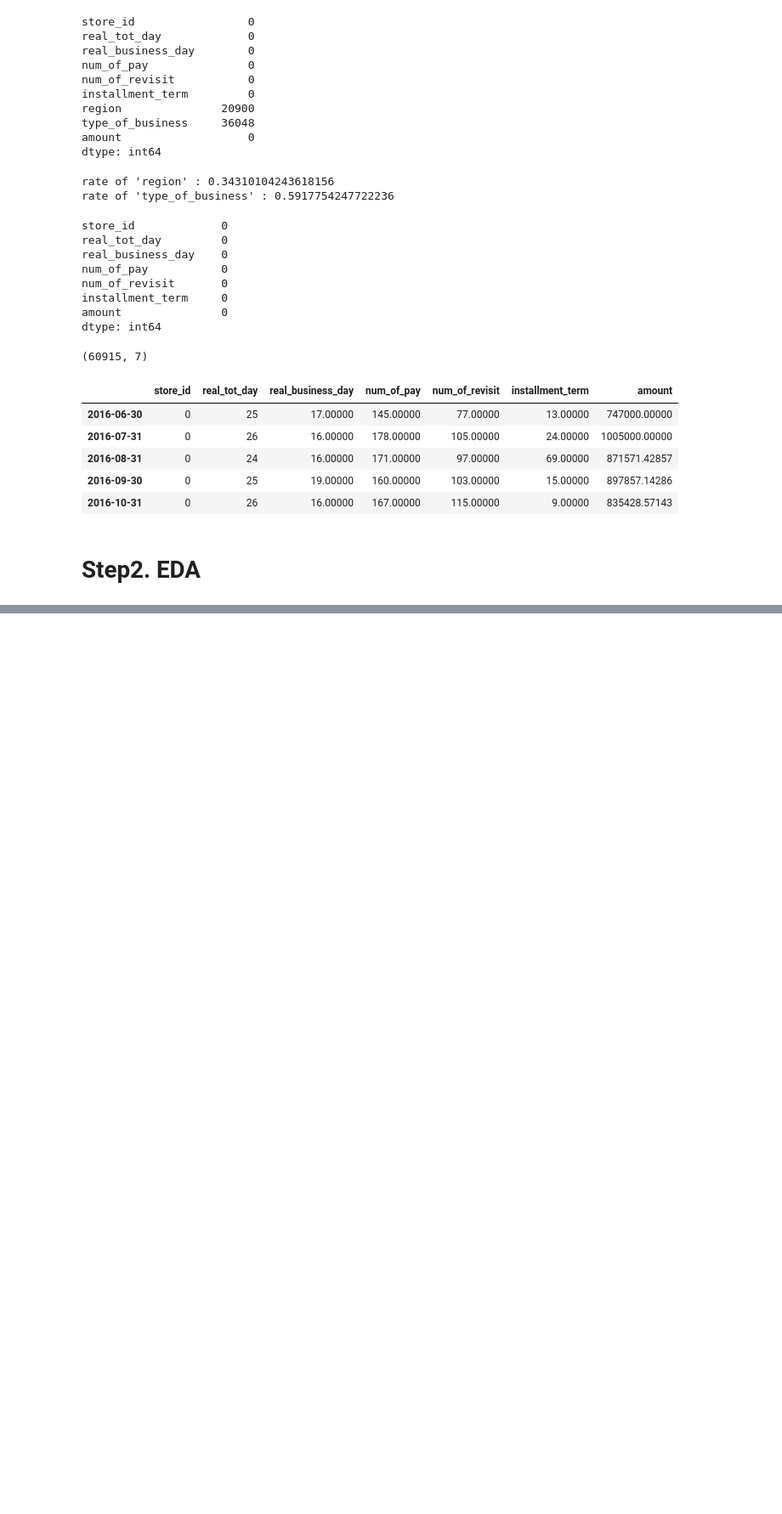
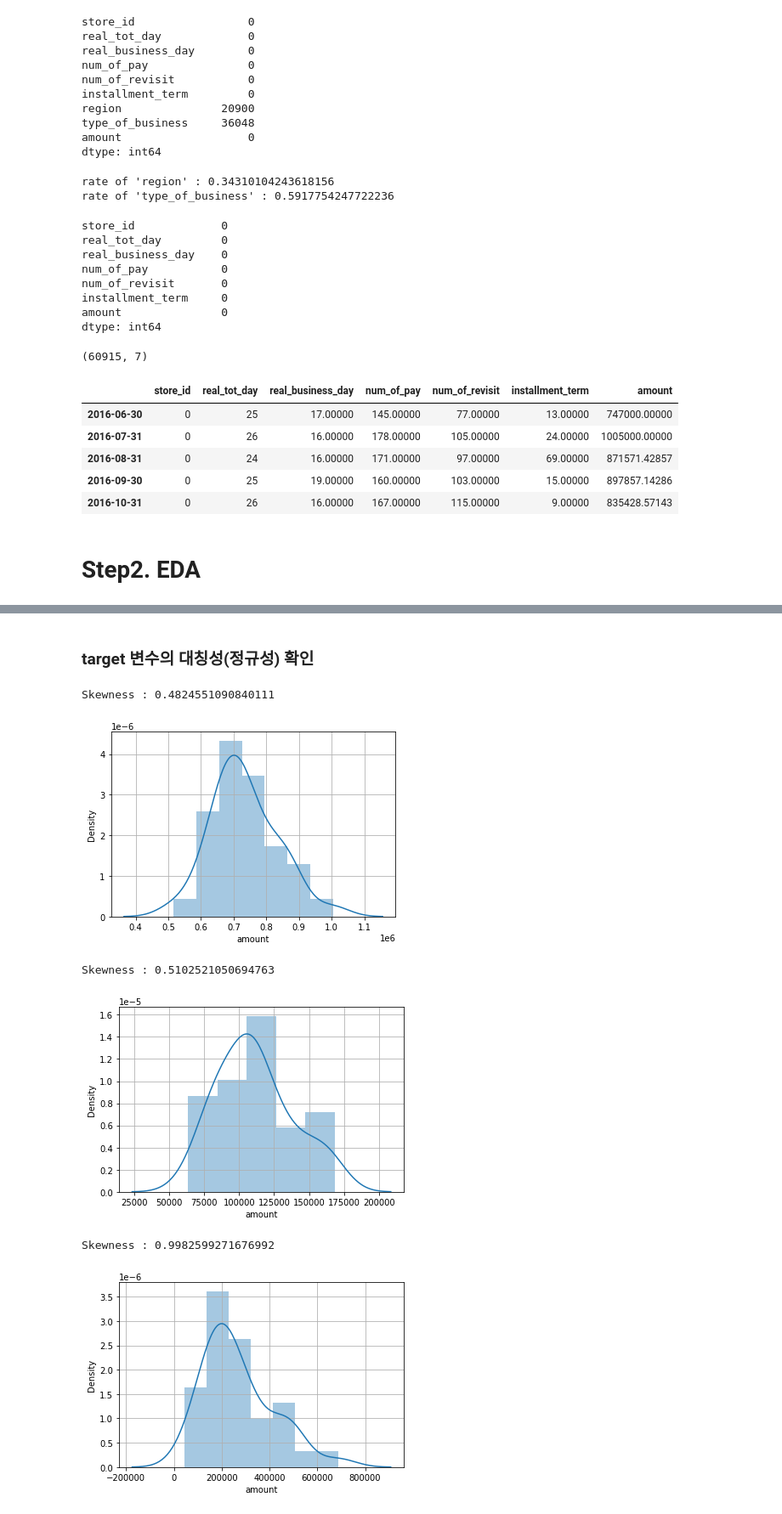
Before and after one commit to factorLee/kaggle-dacon, a Jupyter notebook: dacon/[연습]상점 신용카드 매출 예측 경진대회/baseline필사01.ipynb, the cells around one changed output, grey strips where cells are left out. Shown at 85% size. Cells and saved outputs as stored; diff of their text form; code cells hidden in the pictures; blank space fills up the shorter version.

```diff
--- a/dacon/[연습]상점 신용카드 매출 예측 경진대회/baseline필사01.ipynb
+++ b/dacon/[연습]상점 신용카드 매출 예측 경진대회/baseline필사01.ipynb
@@ -366,0 +374,15 @@ df_month.head()
+# %% [markdown]
+### target 변수의 대칭성(정규성) 확인
+# %%
+for i in df_month.store_id.unique()[:3]:
+  print("Skewness :", df_month[df_month.store_id == i].amount.skew()) # 왜도함수 skew()
+  sns.distplot(df_month[df_month.store_id == i].amount)
+  plt.grid()
+  plt.show()
+# %% [output]
+Skewness : 0.4824551090840111
+[figure, added]
+Skewness : 0.5102521050694763
+[figure, added]
+Skewness : 0.9982599271676992
+[figure, added]
```
Also changed, not shown: parts of 16 cells of this notebook.
